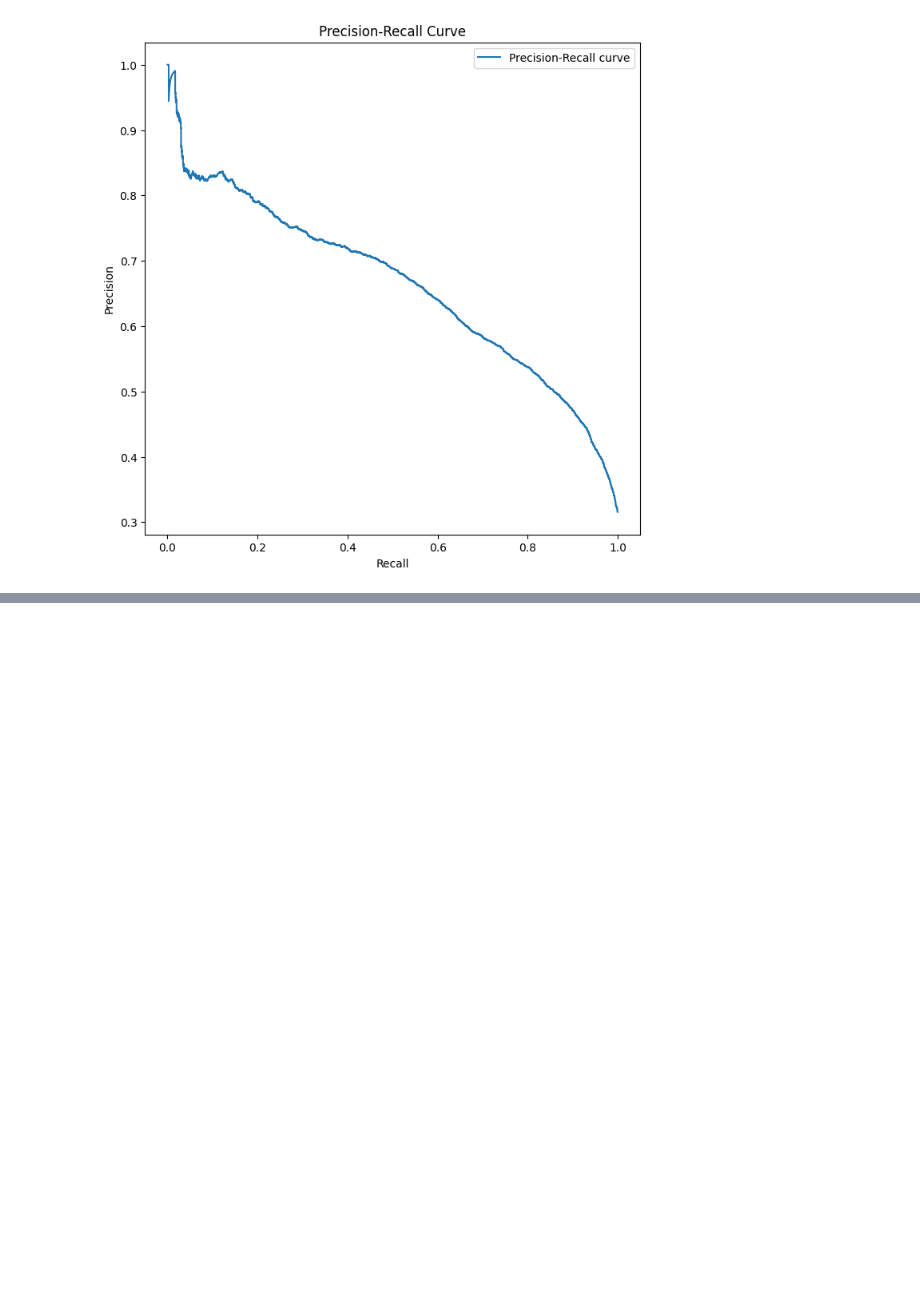
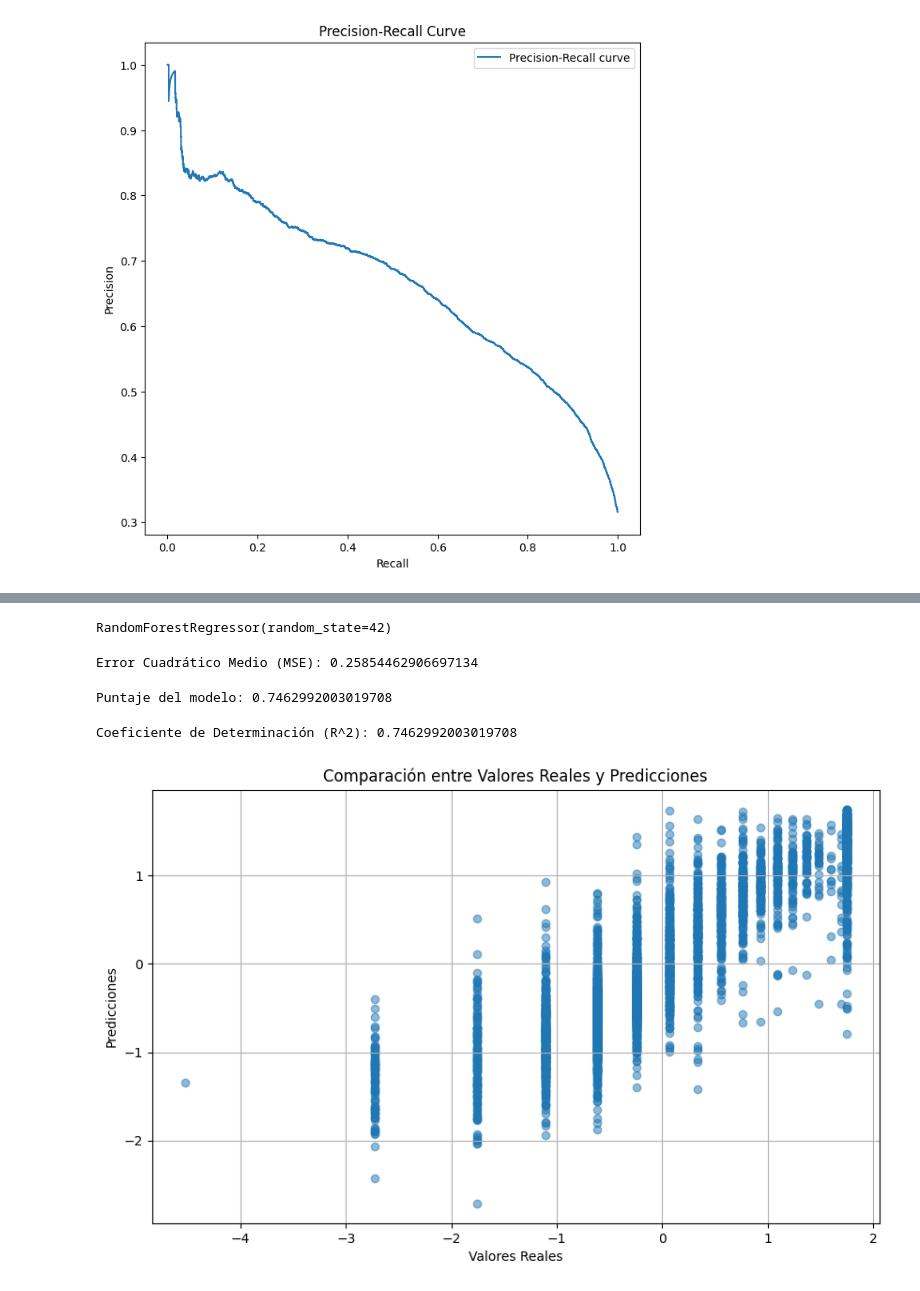
Before and after one commit to Dern965/ProyectoDaad, a Jupyter notebook: Proyecto.ipynb, the cells around one changed output, grey strips where cells are left out. Drawn from its saved outputs; the diff is of its cells as text; code cells hidden in the pictures; blank space fills up the shorter version.

Commit message:
random forest

```diff
--- a/Proyecto.ipynb
+++ b/Proyecto.ipynb
@@ -458,0 +466,42 @@ plt.show()
+# %%
+# Dividir el conjunto de datos en conjunto de entrenamiento y prueba (80/20)
+x_train, x_test, y_train, y_test = train_test_split(x, y, test_size=0.2, random_state=42)
+# %%
+# Inicializando el modelo de regresión de bosque aleatorio con 10 árboles de decisión
+modelo_bosque = RandomForestRegressor(n_estimators=100, random_state=42, bootstrap=True)
+# %%
+#Ajustar el modelo en los datos de entrenamiento
+modelo_bosque.fit(x_train, y_train)
+# %% [output]
+RandomForestRegressor(random_state=42)
+# %%
+# Predecir los valores objetivo del conjunto de prueba
+y_pred = modelo_bosque.predict(x_test)
+
+# Calcular el error cuadrático medio (MSE)
+mse = mean_squared_error(y_test, y_pred)
+print(f"Error Cuadrático Medio (MSE): {mse}")
+# %% [output]
+Error Cuadrático Medio (MSE): 0.25854462906697134
+# %%
+# Evaluamos el modelo
+score = modelo_bosque.score(x_test, y_test)
+print(f"Puntaje del modelo: {score}")
+# %% [output]
+Puntaje del modelo: 0.7462992003019708
+# %%
+r2_score = modelo_bosque.score(x_test, y_test)
+print(f"Coeficiente de Determinación (R^2): {r2_score}")
+# %% [output]
+Coeficiente de Determinación (R^2): 0.7462992003019708
+# %%
+# Graficamos los valores reales y los valores predichos
+plt.figure(figsize=(10, 6))
+plt.scatter(y_test, y_pred, alpha=0.5)
+plt.title('Comparación entre Valores Reales y Predicciones')
+plt.xlabel('Valores Reales')
+plt.ylabel('Predicciones')
+plt.grid(True)
+plt.show()
+# %% [output]
+[figure, added]
```
Also changed, not shown: parts of 7 cells of this notebook.
